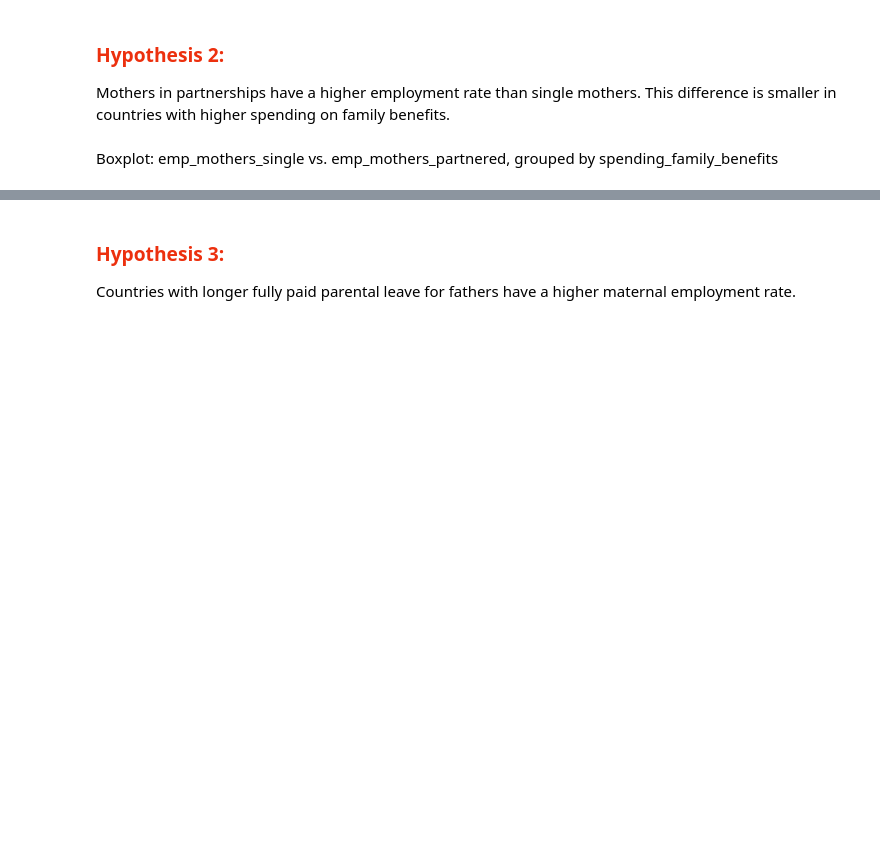
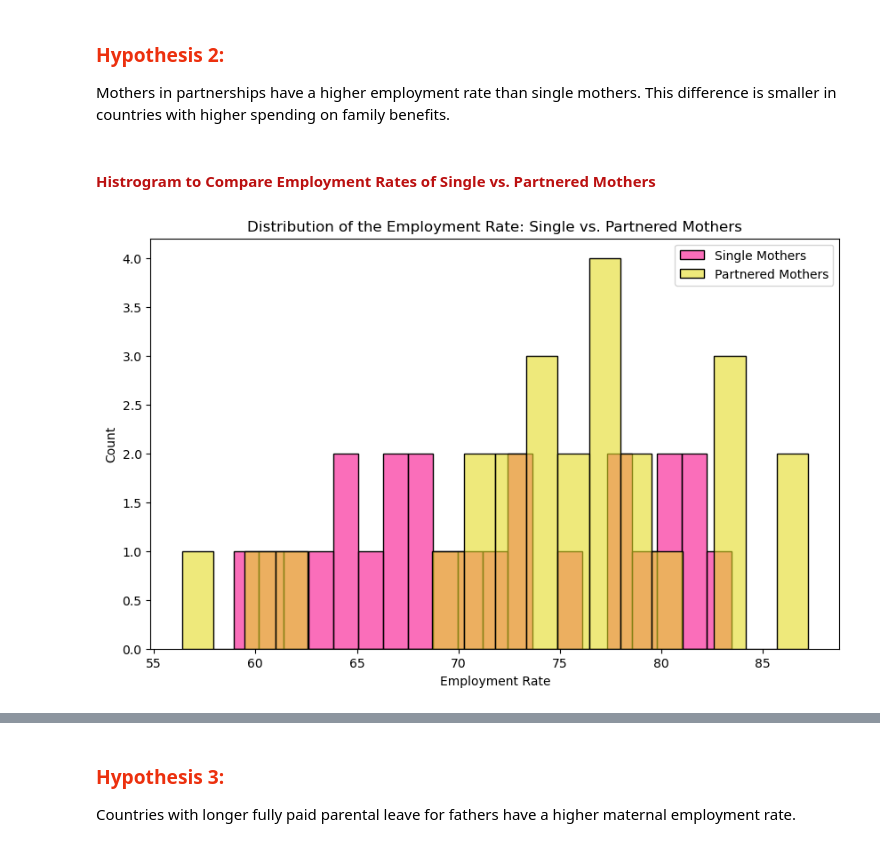
Before and after one commit to Paula0923/maternal-employment, a Jupyter notebook: EDA_maternal-employment.ipynb, the cells around one changed output, grey strips where cells are left out. Drawn from its saved outputs; the diff is of its cells as text; code cells hidden in the pictures; blank space fills up the shorter version.

```diff
--- a/EDA_maternal-employment.ipynb
+++ b/EDA_maternal-employment.ipynb
@@ -1203,8 +1147,19 @@ eda_df["spending_family_benefits"].corr(eda_df["emp_maternal"])
 # %% [markdown]
 ### <span style="color: #ec300e;">Hypothesis 2: </span>
 <p>Mothers in partnerships have a higher employment rate than single mothers. This difference is smaller in countries with higher spending on family benefits.</p>
-# %% [markdown]
-Boxplot: emp_mothers_single vs. emp_mothers_partnered, grouped by spending_family_benefits
+# %% [markdown]
+#### <span style="color: #bb1010;">Histrogram to Compare Employment Rates of Single vs. Partnered Mothers</span>
 # %%
-# difference between the mean of the two groups
-eda_df.groupby
+plt.figure(figsize=(10,6))
+
+# Histogramme für beide Gruppen mit Transparenz
+sns.histplot(eda_df["emp_mothers_single"], bins=20, color="#f70d8d", label="Single Mothers", alpha=0.6)
+sns.histplot(eda_df["emp_mothers_partnered"], bins=20, color="#e3db24", label="Partnered Mothers", alpha=0.6)
+
+plt.xlabel("Employment Rate")
+plt.ylabel("Count")
+plt.title("Distribution of the Employment Rate: Single vs. Partnered Mothers")
+plt.legend()
+plt.show()
+# %% [output]
+[figure, added]
```
Also changed, not shown: parts of 19 cells of this notebook.
